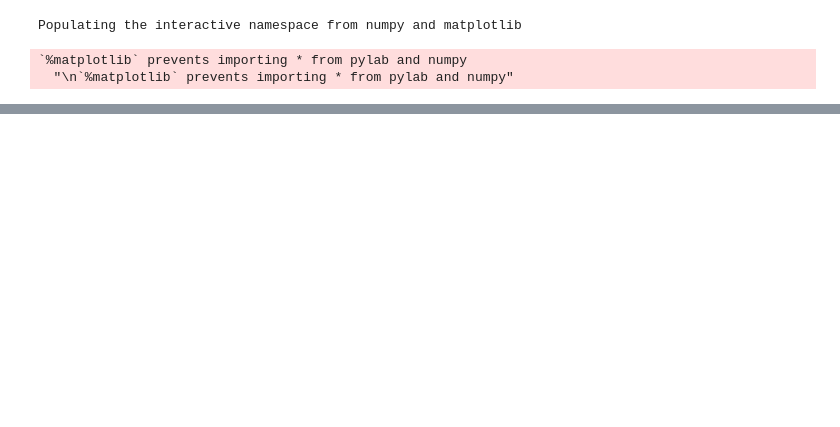
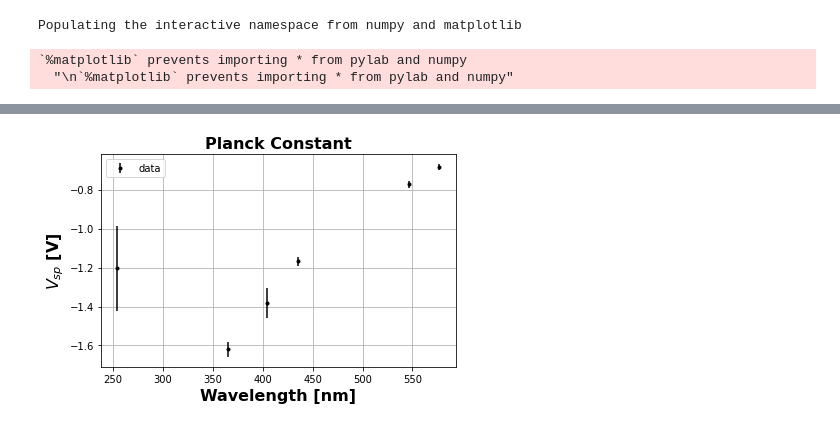
Before and after one commit to AndrewCrossman/PHYS646, a Jupyter notebook: Find_Planck.ipynb, the cells around one changed output, grey strips where cells are left out. Cells and saved outputs as stored; diff of their text form; code cells hidden in the pictures; blank space fills up the shorter version.

```diff
--- a/Find_Planck.ipynb
+++ b/Find_Planck.ipynb
@@ -43,0 +73,19 @@ plt.tight_layout()
+# %%
+wave = [435.8, 254.7, 404.7, 577.0, 365.0, 546.1]
+vsp = [-1.1679, -1.2046, -1.3828, -.6831, -1.6203, -.7732]
+vsperr = [.0230, .2173, .0756, .0147, .0397, .0178]
+# %%
+fig1, ax1 = plt.subplots(figsize=(6,4))
+ax1.errorbar(wave,vsp,yerr=vsperr, fmt=".k", label="data")
+#ax1.plot(x, np.multiply(w[0],x)+w[1], "r",
+#         alpha=0.75, lw=3, label="Best Fit: m = {0:.3f} ± {1:.3f}".format(w[0], np.sqrt(cov[0, 0])))
+ax1.set_title(r'Planck Constant', fontsize=16, fontweight='bold')
+ax1.set_xlabel('Wavelength [nm]', fontsize=16, fontweight='bold')
+ax1.set_ylabel(r'$V_{sp}$ [V]', fontsize=16, fontweight='bold')
+#ax.set_xlim(.9,2.9)
+#ax.set_ylim(3,10)
+ax1.legend()
+ax1.grid()
+plt.tight_layout()
+# %% [output]
+[figure, added]
```
Also changed, not shown: parts of 10 cells of this notebook.
